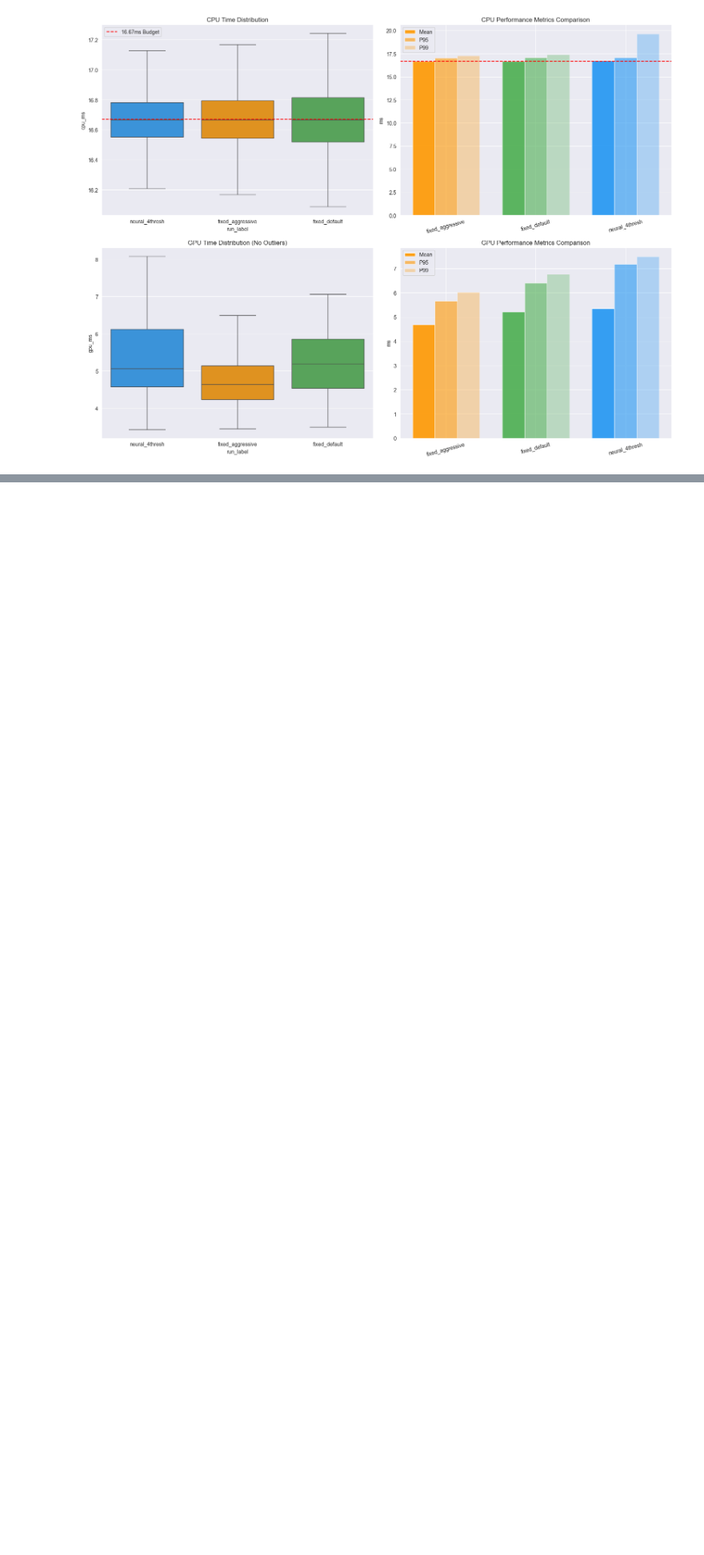
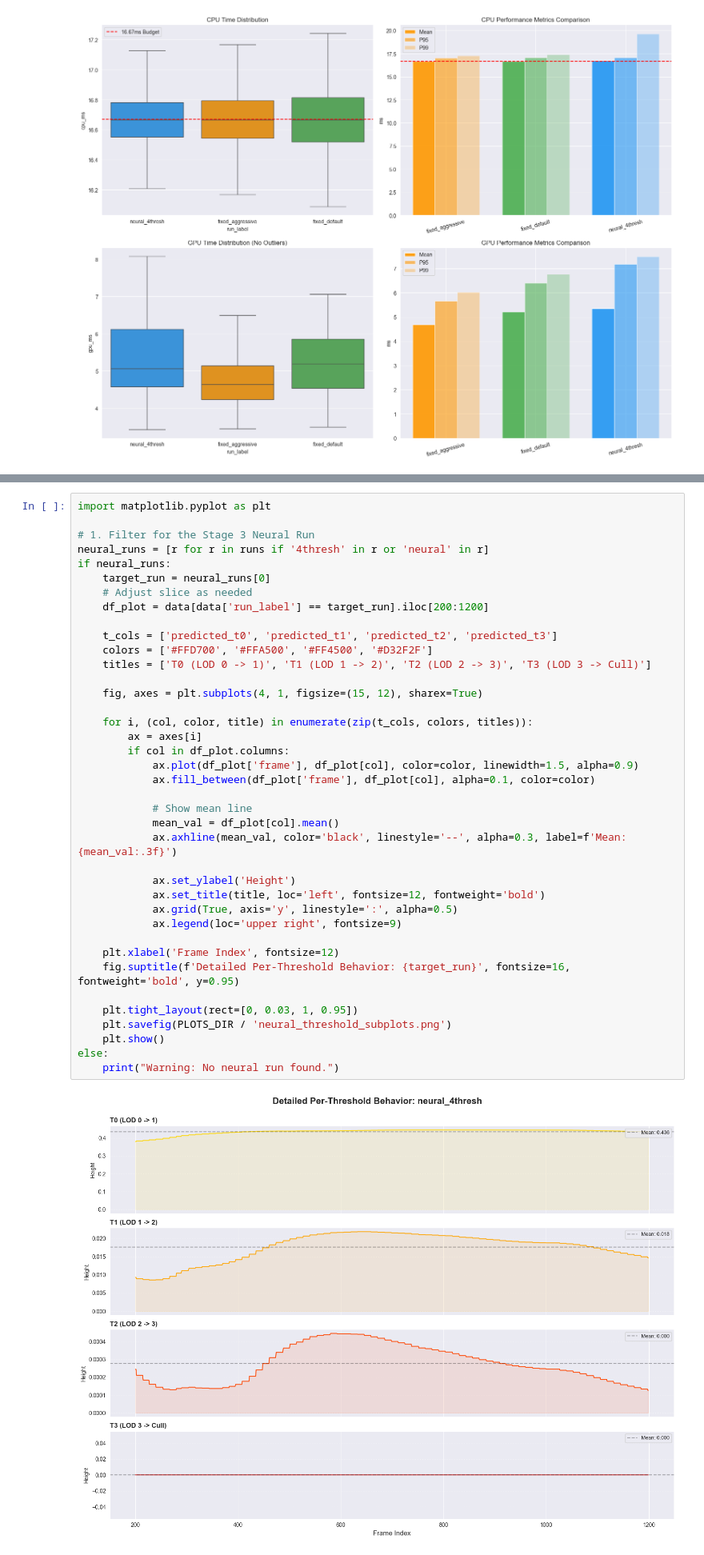
Before and after one commit to Silent0Wings/neural-lod, a Jupyter notebook: ml_pipeline/training/Stage_3/eval_baker_stage3_threshold_stability.ipynb, the cells around one changed output, grey strips where cells are left out. Shown at 80% size. Drawn from its saved outputs; the diff is of its cells as text; blank space fills up the shorter version.

Commit message:
stage 3 completed

```diff
--- a/ml_pipeline/training/Stage_3/eval_baker_stage3_threshold_stability.ipynb
+++ b/ml_pipeline/training/Stage_3/eval_baker_stage3_threshold_stability.ipynb
@@ -389,0 +392,41 @@ plt.show()
+# %%
+import matplotlib.pyplot as plt
+
+# 1. Filter for the Stage 3 Neural Run
+neural_runs = [r for r in runs if '4thresh' in r or 'neural' in r]
+if neural_runs:
+    target_run = neural_runs[0]
+    # Adjust slice as needed
+    df_plot = data[data['run_label'] == target_run].iloc[200:1200]
+
+    t_cols = ['predicted_t0', 'predicted_t1', 'predicted_t2', 'predicted_t3']
+    colors = ['#FFD700', '#FFA500', '#FF4500', '#D32F2F']
+    titles = ['T0 (LOD 0 -> 1)', 'T1 (LOD 1 -> 2)', 'T2 (LOD 2 -> 3)', 'T3 (LOD 3 -> Cull)']
+
+    fig, axes = plt.subplots(4, 1, figsize=(15, 12), sharex=True)
+
+    for i, (col, color, title) in enumerate(zip(t_cols, colors, titles)):
+        ax = axes[i]
+        if col in df_plot.columns:
+            ax.plot(df_plot['frame'], df_plot[col], color=color, linewidth=1.5, alpha=0.9)
+            ax.fill_between(df_plot['frame'], df_plot[col], alpha=0.1, color=color)
+
+            # Show mean line
+            mean_val = df_plot[col].mean()
+            ax.axhline(mean_val, color='black', linestyle='--', alpha=0.3, label=f'Mean: {mean_val:.3f}')
+
+            ax.set_ylabel('Height')
+            ax.set_title(title, loc='left', fontsize=12, fontweight='bold')
+            ax.grid(True, axis='y', linestyle=':', alpha=0.5)
+            ax.legend(loc='upper right', fontsize=9)
+
+    plt.xlabel('Frame Index', fontsize=12)
+    fig.suptitle(f'Detailed Per-Threshold Behavior: {target_run}', fontsize=16, fontweight='bold', y=0.95)
+
+    plt.tight_layout(rect=[0, 0.03, 1, 0.95])
+    plt.savefig(PLOTS_DIR / 'neural_threshold_subplots.png')
+    plt.show()
+else:
+    print("Warning: No neural run found.")
+# %% [output]
+[figure, added]
```
Also changed, not shown: parts of 11 cells of this notebook, 3 other files.
